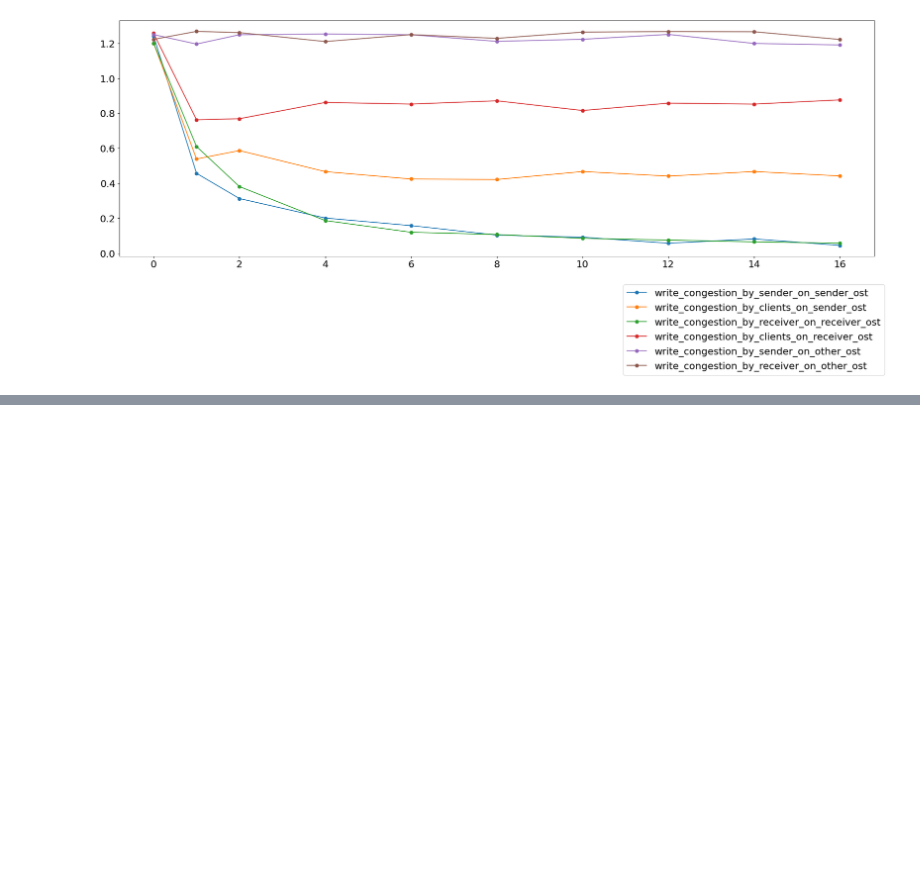
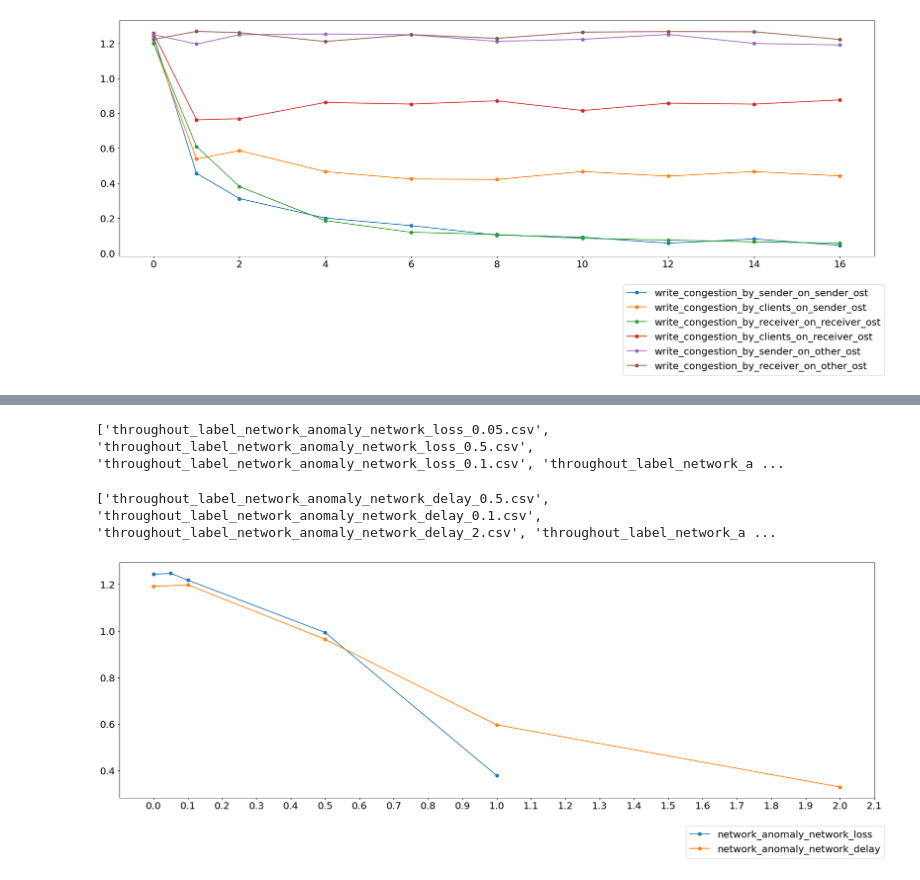
Before and after one commit to EhsanSaZ/BottleneckDetection, a Jupyter notebook: analysis/throughput_analysis.ipynb, the cells around one changed output, grey strips where cells are left out. Cells and saved outputs as stored; diff of their text form; code cells hidden in the pictures; blank space fills up the shorter version.

Commit message:
Add network anomaly chart

```diff
--- a/analysis/throughput_analysis.ipynb
+++ b/analysis/throughput_analysis.ipynb
@@ -363,0 +367,45 @@ plt.show()
+# %%
+csv_directory = csv_base_directory + "throughputs_data/14/"
+csv_files = os.listdir(csv_directory)
+print(csv_files)
+# %% [output]
+['throughout_label_network_anomaly_network_loss_0.05.csv', 'throughout_label_network_anomaly_network_loss_0.5.csv', 'throughout_label_network_anomaly_network_loss_0.1.csv', 'throughout_label_network_a ...
+# %%
+thr_0 = pd.read_csv(csv_directory + "throughout_label_network_anomaly_network_loss_0.csv", header=None).iloc[:,2].mean()
+thr_005 = pd.read_csv(csv_directory + "throughout_label_network_anomaly_network_loss_0.05.csv", header=None).iloc[:,2].mean()
+thr_01 = pd.read_csv(csv_directory + "throughout_label_network_anomaly_network_loss_0.1.csv", header=None).iloc[:,2].mean()
+thr_05 = pd.read_csv(csv_directory + "throughout_label_network_anomaly_network_loss_0.5.csv", header=None).iloc[:,2].mean()
+thr_1 = pd.read_csv(csv_directory + "throughout_label_network_anomaly_network_loss_1.csv", header=None).iloc[:,2].mean()
+network_anomaly_network_loss_x = np.array([0, 0.05, 0.1, 0.5, 1])
+network_anomaly_network_loss_y = np.array([thr_0, thr_005, thr_01, thr_05, thr_1])
+# %%
+csv_directory = csv_base_directory + "throughputs_data/15/"
+csv_files = os.listdir(csv_directory)
+print(csv_files)
+# %% [output]
+['throughout_label_network_anomaly_network_delay_0.5.csv', 'throughout_label_network_anomaly_network_delay_0.1.csv', 'throughout_label_network_anomaly_network_delay_2.csv', 'throughout_label_network_a ...
+# %%
+thr_0 = pd.read_csv(csv_directory + "throughout_label_network_anomaly_network_delay_0.csv", header=None).iloc[:,2].mean()
+thr_01 = pd.read_csv(csv_directory + "throughout_label_network_anomaly_network_delay_0.1.csv", header=None).iloc[:,2].mean()
+thr_05 = pd.read_csv(csv_directory + "throughout_label_network_anomaly_network_delay_0.5.csv", header=None).iloc[:,2].mean()
+thr_1 = pd.read_csv(csv_directory + "throughout_label_network_anomaly_network_delay_1.csv", header=None).iloc[:,2].mean()
+thr_2 = pd.read_csv(csv_directory + "throughout_label_network_anomaly_network_delay_2.csv", header=None).iloc[:,2].mean()
+network_anomaly_network_delay_x = np.array([0, 0.1, 0.5, 1, 2])
+network_anomaly_network_delay_y = np.array([thr_0, thr_01, thr_05, thr_1, thr_2])
+# %%
+from matplotlib.pyplot import figure
+from matplotlib import pyplot as plt
+plt.rcParams.update({'font.size': 18})
+fig = figure(figsize=(25, 8), dpi=80)
+# plt.yticks(np.arange(0, max(write_congestion_by_sender_on_sender_ost_y)+1, 0.1))
+plt.xticks(np.arange(0, 5, 0.1))
+plt.plot(network_anomaly_network_loss_x, network_anomaly_network_loss_y, marker='o', label = "network_anomaly_network_loss")
+plt.plot(network_anomaly_network_delay_x, network_anomaly_network_delay_y, marker='o', label = "network_anomaly_network_delay")
+# plt.plot(write_congestion_by_receiver_on_receiver_ost_x, write_congestion_by_receiver_on_receiver_ost_y, marker='o', label = "write_congestion_by_receiver_on_receiver_ost")
+# plt.plot(write_congestion_by_clients_on_receiver_ost_x, write_congestion_by_clients_on_receiver_ost_y, marker='o', label = "write_congestion_by_clients_on_receiver_ost")
+# plt.plot(write_congestion_by_sender_on_other_ost_x, write_congestion_by_sender_on_other_ost_y, marker='o', label = "write_congestion_by_sender_on_other_ost")
+# plt.plot(write_congestion_by_receiver_on_other_ost_x, write_congestion_by_receiver_on_other_ost_y, marker='o', label = "write_congestion_by_receiver_on_other_ost")
+plt.legend(bbox_to_anchor=(1.02, -0.1), loc='upper right')
+plt.show()
+# %% [output]
+[figure, added]
```
Also changed, not shown: parts of 1 cell of this notebook.
